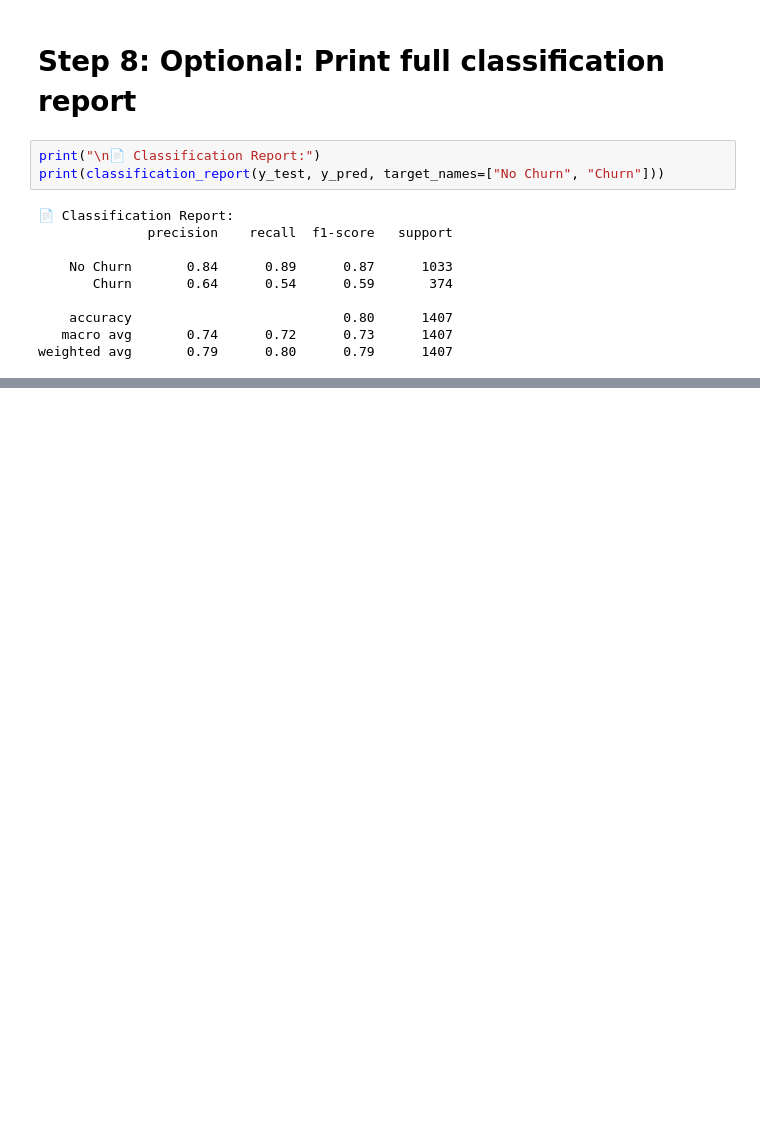
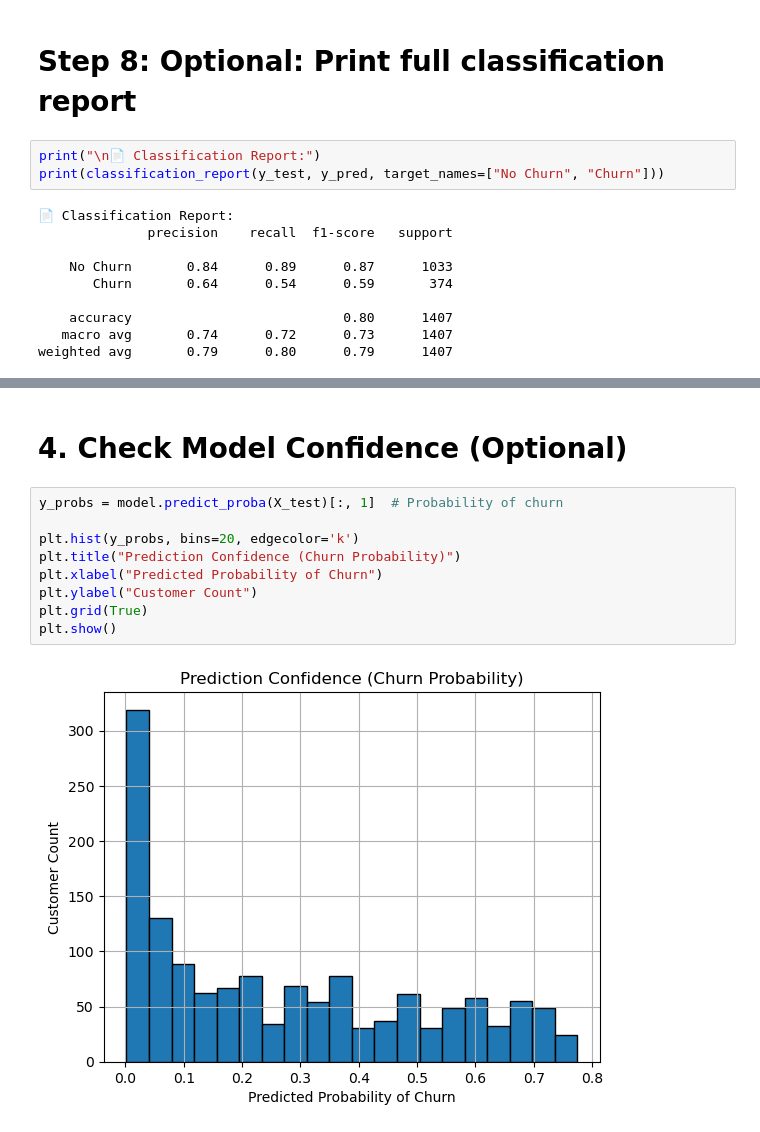
Before and after one commit to girmaat/AI-machine-learning-retail-model-demo, a Jupyter notebook: notebooks/03-classification.ipynb, the cells around one changed output, grey strips where cells are left out. Saved outputs shown, nothing was run; the diff lists cells and outputs as text; blank space fills up the shorter version.

```diff
--- a/notebooks/03-classification.ipynb
+++ b/notebooks/03-classification.ipynb
@@ -167,0 +206,13 @@ weighted avg       0.79      0.80      0.79      1407
+# %% [markdown]
+# 4. Check Model Confidence (Optional)
+# %%
+y_probs = model.predict_proba(X_test)[:, 1]  # Probability of churn
+
+plt.hist(y_probs, bins=20, edgecolor='k')
+plt.title("Prediction Confidence (Churn Probability)")
+plt.xlabel("Predicted Probability of Churn")
+plt.ylabel("Customer Count")
+plt.grid(True)
+plt.show()
+# %% [output]
+[figure, added]
```
Also changed, not shown: parts of 6 cells of this notebook.
